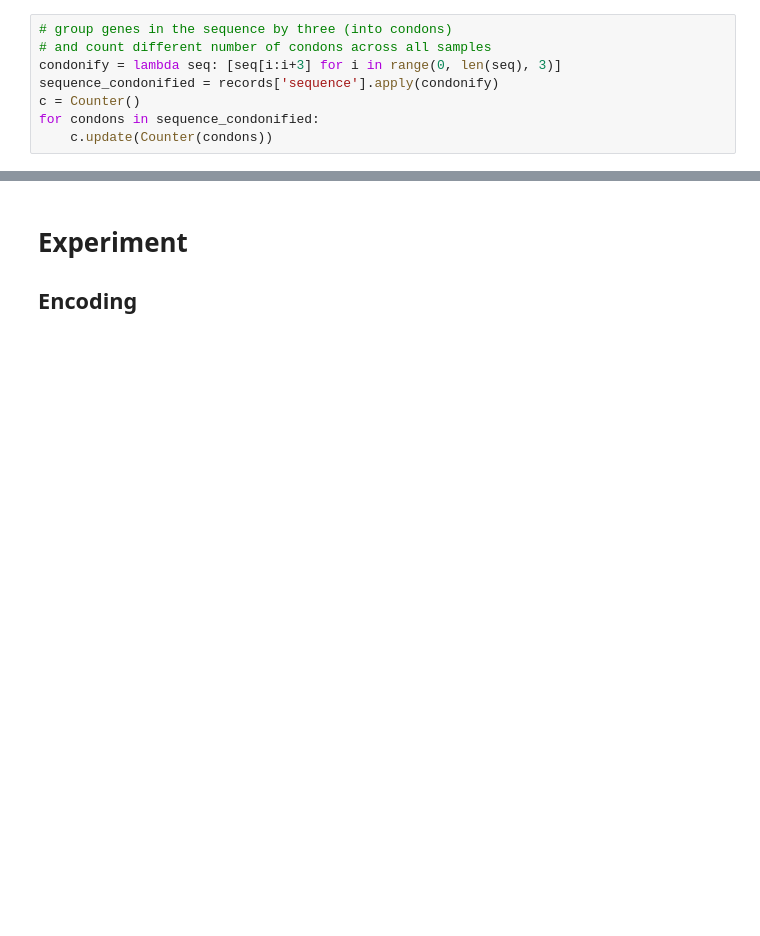
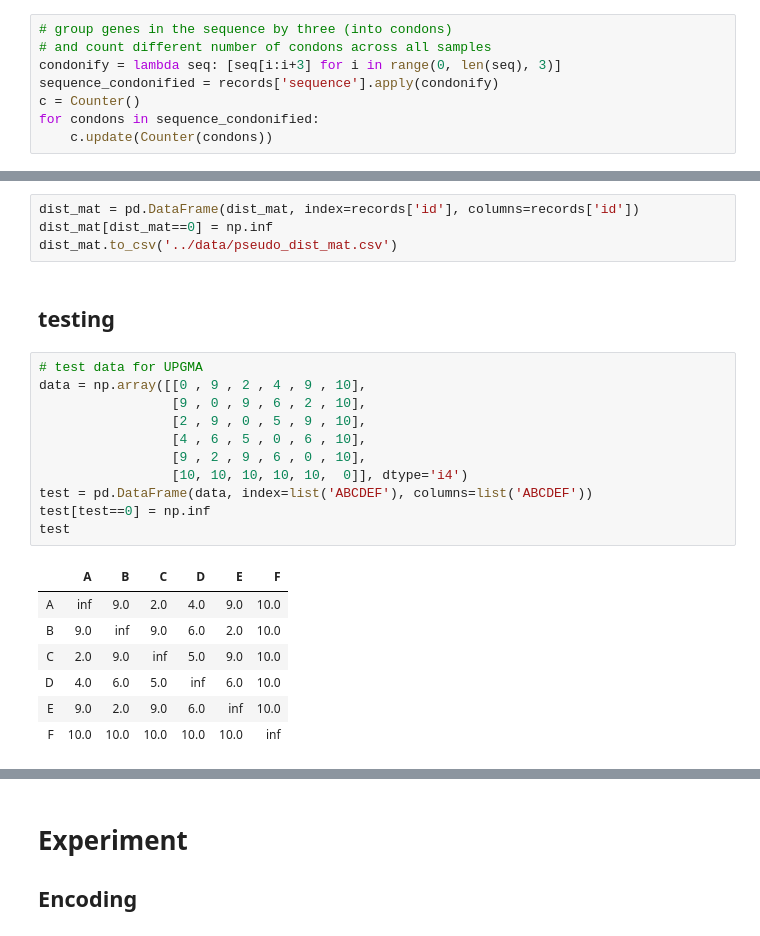
Before and after one commit to solislemuslab/dna-nn, a Jupyter notebook: zhaoyi/pseudomonas.ipynb, the cells around one changed output, grey strips where cells are left out. Drawn from its saved outputs; the diff is of its cells as text; blank space fills up the shorter version.

```diff
--- a/zhaoyi/pseudomonas.ipynb
+++ b/zhaoyi/pseudomonas.ipynb
@@ -151,0 +239,25 @@ True
+# %%
+dist_mat = pd.DataFrame(dist_mat, index=records['id'], columns=records['id'])
+dist_mat[dist_mat==0] = np.inf
+dist_mat.to_csv('../data/pseudo_dist_mat.csv')
+# %% [markdown]
+## testing
+# %%
+# test data for UPGMA
+data = np.array([[0 , 9 , 2 , 4 , 9 , 10],
+                 [9 , 0 , 9 , 6 , 2 , 10],
+                 [2 , 9 , 0 , 5 , 9 , 10],
+                 [4 , 6 , 5 , 0 , 6 , 10],
+                 [9 , 2 , 9 , 6 , 0 , 10],
+                 [10, 10, 10, 10, 10,  0]], dtype='i4')
+test = pd.DataFrame(data, index=list('ABCDEF'), columns=list('ABCDEF'))
+test[test==0] = np.inf
+test
+# %% [output]
+|  | A | B | C | D | E | F |
+| A | inf | 9.0 | 2.0 | 4.0 | 9.0 | 10.0 |
+| B | 9.0 | inf | 9.0 | 6.0 | 2.0 | 10.0 |
+| C | 2.0 | 9.0 | inf | 5.0 | 9.0 | 10.0 |
+| D | 4.0 | 6.0 | 5.0 | inf | 6.0 | 10.0 |
+| E | 9.0 | 2.0 | 9.0 | 6.0 | inf | 10.0 |
+| F | 10.0 | 10.0 | 10.0 | 10.0 | 10.0 | inf |
```
Also changed, not shown: parts of 56 cells of this notebook, 3 other files.
